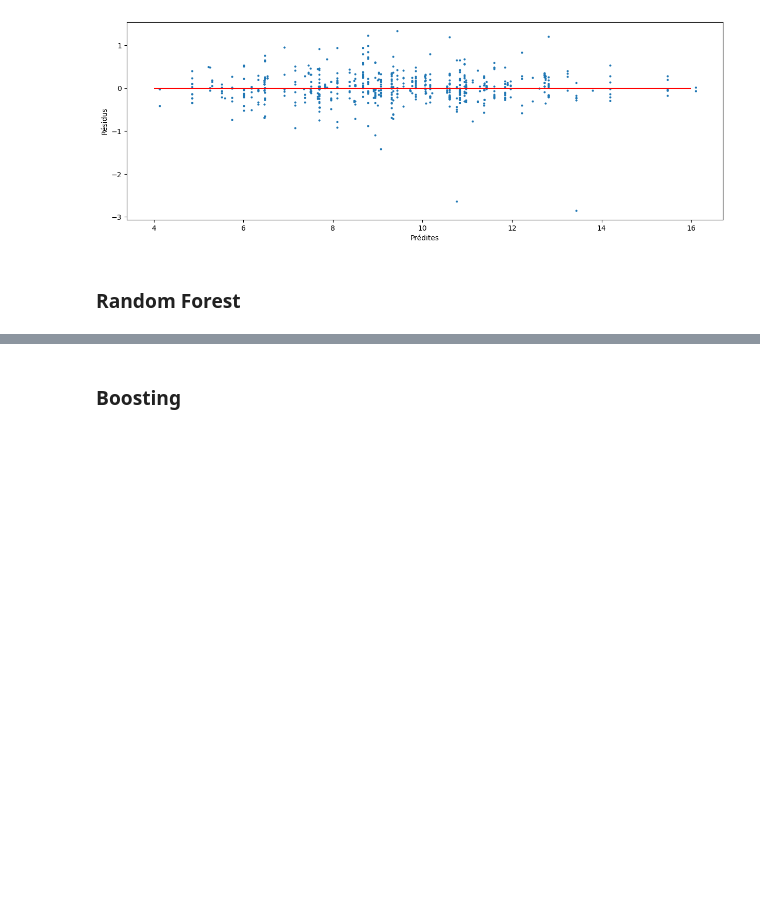
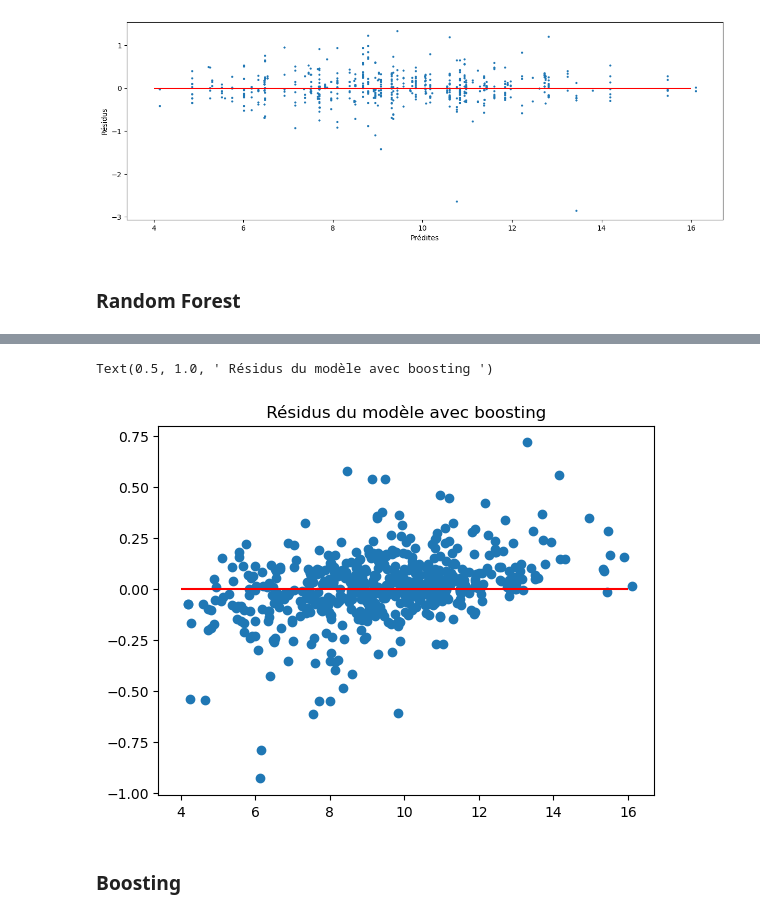
Before and after one commit to PaolaDeTruchis/MachineLearning, a Jupyter notebook: Projet_ML_Python.ipynb, the cells around one changed output, grey strips where cells are left out. Saved outputs shown, nothing was run; the diff lists cells and outputs as text; code cells hidden in the pictures; blank space fills up the shorter version.

```diff
--- a/Projet_ML_Python.ipynb
+++ b/Projet_ML_Python.ipynb
@@ -894,4 +943,4 @@ Meilleurs paramètres trouvés: {'C': 30, 'gamma': 0.024999999999999998}
 # %%
-svr_best = SVR(C=svr_param.best_params_['C'], gamma=svr_param.best_params_['gamma'])
+svr_best = SVR(C=svr_param.best_params_['C'], epsilon=svr_param.best_params_['epsilon'])
 svr_best.fit(Xr_train, CO2_train)
 # %% [output]
@@ -916,8 +967,8 @@ plt.show()
 # %%
 from sklearn.tree import DecisionTreeRegressor
 # Optimisation de la profondeur de l'arbre
-param=[{"max_depth":list(range(2,20))}]
-tree= GridSearchCV(DecisionTreeRegressor(ccp_alpha=0.001),param,cv=10,n_jobs=-1)
+param=[{"max_depth":list(range(2,20)), "ccp_alpha":[0.001,0.003,0.01,0.02]}]
+tree= GridSearchCV(DecisionTreeRegressor(),param,cv=10,n_jobs=-1)
 treeOpt=tree.fit(Xr_train, CO2_train)
 # paramètre optimal
 print("Meilleur score = %f, Meilleur paramètre = %s" % (1. - treeOpt.best_score_,treeOpt.best_params_))
@@ -1052,3 +1103,13 @@ plt.show()
+# %%
+CO2_pred_rf = rfFit.predict(Xr_test)
+residuals_rf = CO2_test - CO2_pred_rf
+
+plt.scatter(CO2_pred_rf, residuals_rf)
+plt.hlines(0,4,16,color="red")
+plt.title(" Résidus du modèle avec boosting ")
+# %% [output]
+Text(0.5, 1.0, ' Résidus du modèle avec boosting ')
+[figure, added]
 # %% [markdown]
 ### Boosting
 # %%
```
Also changed, not shown: parts of 35 cells of this notebook.
